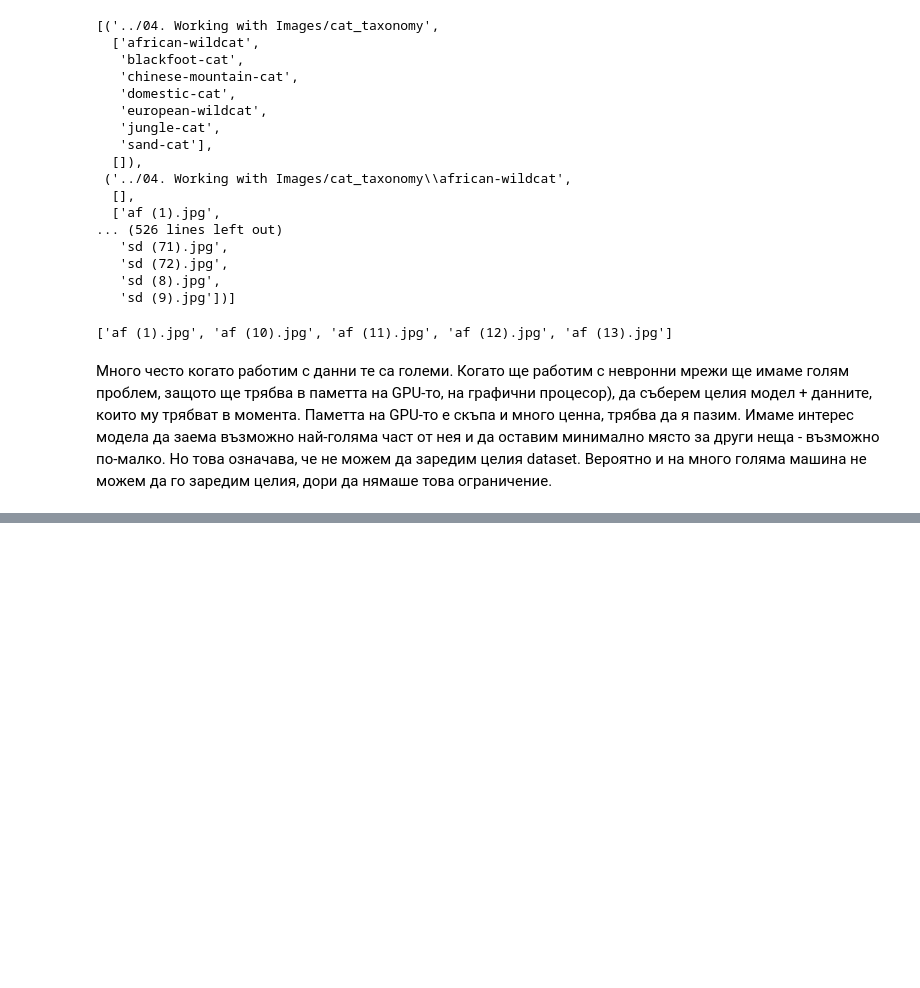
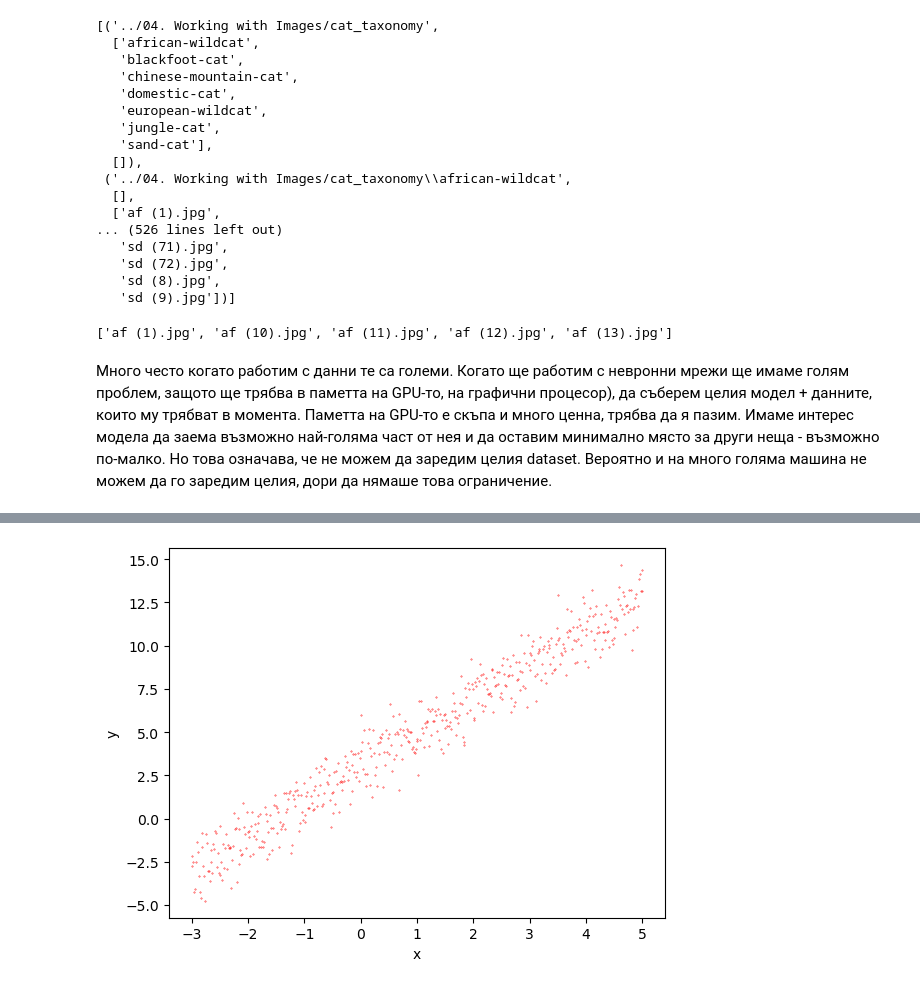
Before and after one commit to GalkaKG/Data-Science, a Jupyter notebook: 06. Regression Models/Regression Models.ipynb, the cells around one changed output, grey strips where cells are left out. Cells and saved outputs as stored; diff of their text form; code cells hidden in the pictures; blank space fills up the shorter version.

```diff
--- a/06. Regression Models/Regression Models.ipynb
+++ b/06. Regression Models/Regression Models.ipynb
@@ -68,0 +179,2 @@ file_names[:5]
+# %%
+y_result = y + y_noise
@@ -68,0 +201,9 @@ file_names[:5]
+# %%
+plt.scatter(x, y_result, color="red", s = 0.1)
+
+plt.xlabel("x")
+plt.ylabel("y")
+
+plt.show()
+# %% [output]
+[figure, added]
```
Also changed, not shown: parts of 31 cells of this notebook, 1 other file.
